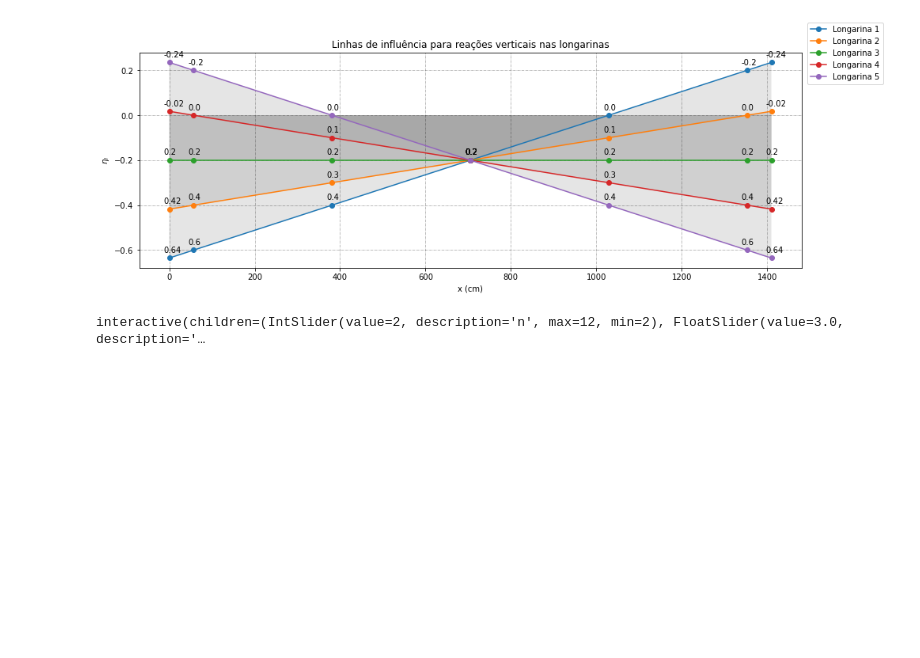
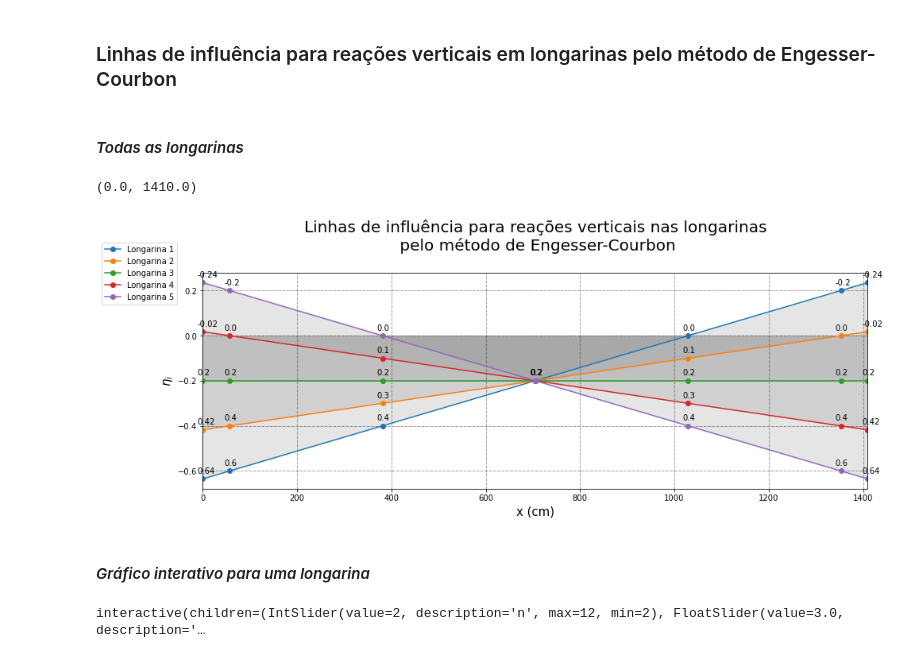
Before and after one commit to rafaelnmbarros/Analise-Estrutural, a Jupyter notebook: Carga móvel em longarinas.ipynb, the cells around one changed output. Drawn from its saved outputs; the diff is of its cells as text; code cells hidden in the pictures; blank space fills up the shorter version.

```diff
--- a/Carga móvel em longarinas.ipynb
+++ b/Carga móvel em longarinas.ipynb
@@ -1,66 +1,75 @@
+# %% [markdown]
+### Linhas de influência para reações verticais em longarinas pelo método de Engesser-Courbon
+# %% [markdown]
+#### *Todas as longarinas*
 # %%
 import numpy as np
 import matplotlib.pyplot as plt
-def Engesser_Coubon(n, xi, e, i):
-    eta = (1/n)*(1+6*((2*i-n-1)*(e))/((n**2-1)*xi))
-    return eta
-#------------------------------------------------------
+
+#==============================================================================
 #ENTRADA DE DADOS
-#------------------------------------------------------
+#==============================================================================
 n = 5   #número de longarinas
 xi=324  #espaçamento entre longarinas
 lesq=57 #balanço à esquerda
 ldir=57 #balanço à direitra
 
-#------------------------------------------------------
+#==============================================================================
 #CÁLCULO
-#------------------------------------------------------
+#==============================================================================
+def Engesser_Coubon(n, xi, e, i):
+    eta = (1/n)*(1+6*((2*i-n-1)*(e))/((n**2-1)*xi))
+    return eta
+
 lint=(n-1)*xi
 l=lesq + lint + ldir
 e=np.zeros(n+2)
 e[0]=-lint/2 - lesq
 e[len(e)-1]=lint/2 + ldir
 eta=np.zeros([n+2,n])
 
 
 #vetor de excentricidades
-#------------------------------------------------------
+#------------------------------------------------------------------------------
 for j in range(n):
     e[j+1]=-(lint/2)+(j)*xi
 
 #vetor x
-#------------------------------------------------------
+#------------------------------------------------------------------------------
 x=np.zeros(len(e))
 x[1]=lesq
 x[len(e)-1]=l
 for j in range(1,n):
     x[j+1]=lesq+(j)*xi
 
 #Coeficientes
-#------------------------------------------------------
+#------------------------------------------------------------------------------
 for j in range(1,n+1):
     for k in range(len(e)):
         eta[k,j-1]=Engesser_Coubon(n, xi, e[k], j)
 
 
-#------------------------------------------------------
-#RESULTADOS
-#------------------------------------------------------
+#==============================================================================
+#EXIBIÇÃO DOS RESULTADOS
+#==============================================================================
 fig, linha_inf = plt.subplots(figsize = (15,5))
 for j in range(n):
-    linha_inf.plot(x,-eta[:,j], label = 'Longarina %i' % int(j+1), marker ='o', )
+    linha_inf.plot(x,-eta[:,j], label = 'Longarina %i' % (j+1), marker ='o', )
     linha_inf.fill_between(x,-eta[:,j], facecolor = 'grey',  alpha=0.2)
     for j, v in enumerate(eta[:,j]):
         linha_inf.annotate(str(round(v,2)), xy=(x[j],-v), xytext=(-7,7), textcoords = 'offset points')
-#linha_inf.anotate('', xy=(0,0), xytext=(0,0), arrowprops=dict(arrowstyle='<->', connectionstyle='arc3,rad=0.2'))
-linha_inf.grid(linewidth=0.5, linestyle='-.', color='k', alpha=0.5)
-linha_inf.legend(bbox_to_anchor=(1, 1),
+linha_inf.grid(linewidth=0.5, linestyle='-.', color='k', alpha=0.75)
+linha_inf.legend(bbox_to_anchor=(0.1,1),
           bbox_transform=fig.transFigure)
-linha_inf.set_xlabel('x (cm)')
-linha_inf.set_ylabel('$\eta_{i}$')
-linha_inf.set_title('Linhas de influência para reações verticais nas longarinas');
+linha_inf.set_xlabel('x (cm)', fontsize=15)
+linha_inf.set_ylabel('$\eta_{i}$', fontsize=15)
+linha_inf.set_title('Linhas de influência para reações verticais nas longarinas\n pelo método de Engesser-Courbon\n', fontsize=20)
+linha_inf.set_xlim(0,l)
 # %% [output]
+(0.0, 1410.0)
-[figure, old version]
+[figure, new version]
+# %% [markdown]
+#### *Gráfico interativo para uma longarina*
 # %%
 import numpy as np
 import matplotlib.pyplot as plt
```
Also changed, not shown: parts of 1 cell of this notebook.
